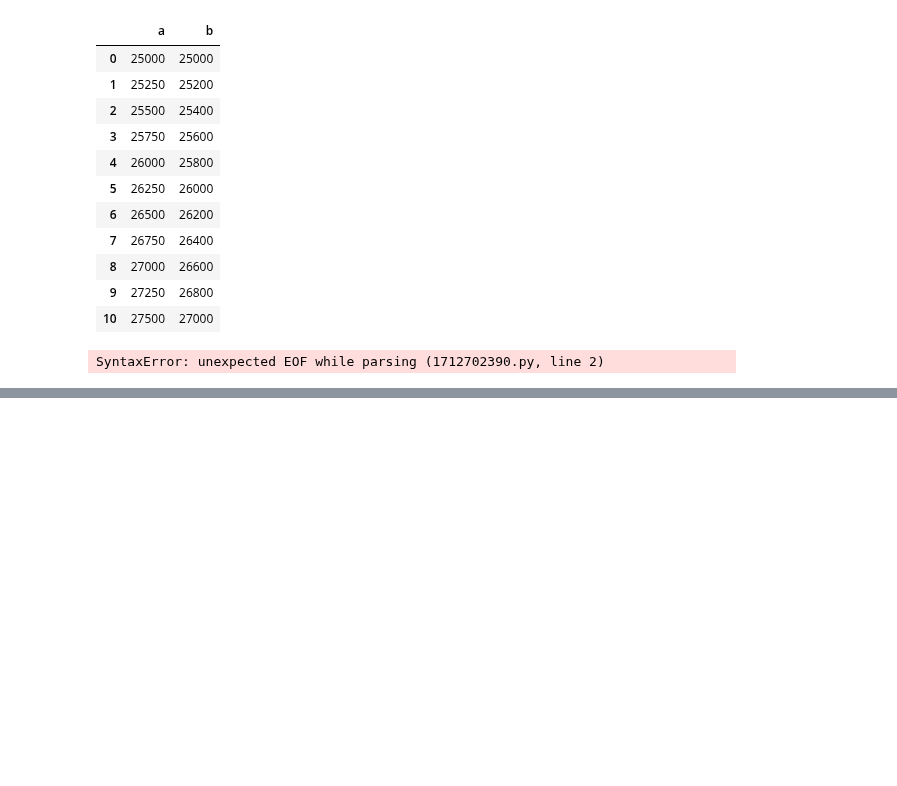
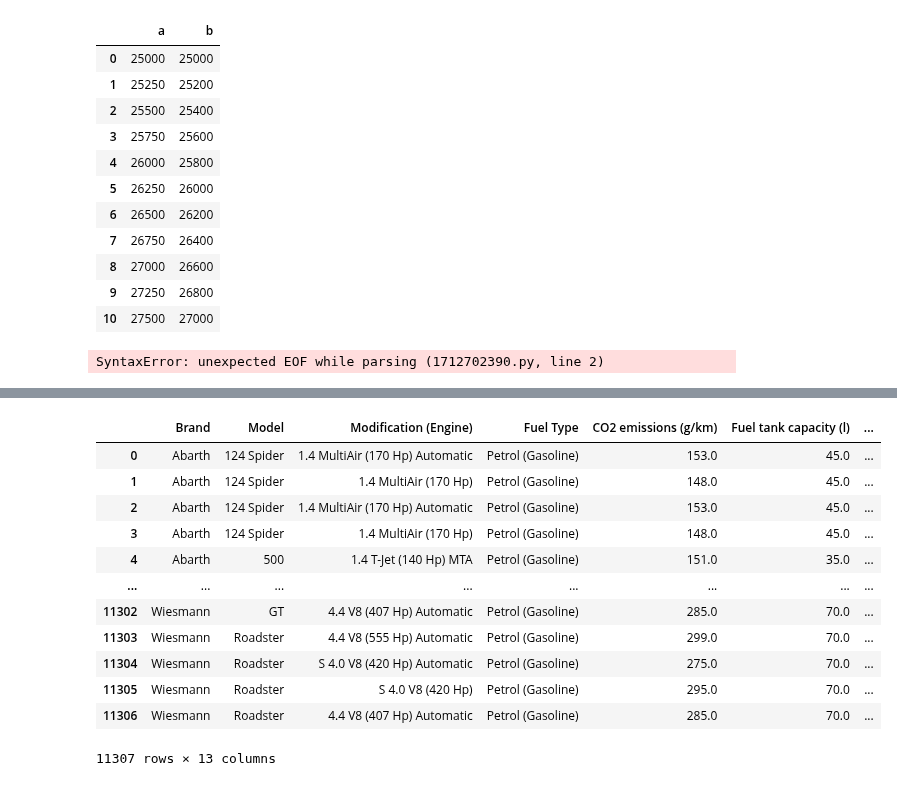
Before and after one commit to Cedric979/BEEV, a Jupyter notebook: Interface.ipynb, the cells around one changed output, grey strips where cells are left out. Saved outputs shown, nothing was run; the diff lists cells and outputs as text; code cells hidden in the pictures; blank space fills up the shorter version.

```diff
--- a/Interface.ipynb
+++ b/Interface.ipynb
@@ -1095,0 +1122,17 @@ SyntaxError: unexpected EOF while parsing (1712702390.py, line 2)
+# %%
+df_gev_beev = pd.read_csv("df_gev_beev2.csv")
+df_gev_beev
+# %% [output]
+|  | Brand | Model | Modification (Engine) | Fuel Type | CO2 emissions (g/km) | Fuel tank capacity (l) | ... |
+| 0 | Abarth | 124 Spider | 1.4 MultiAir (170 Hp) Automatic | Petrol (Gasoline) | 153.0 | 45.0 | ... |
+| 1 | Abarth | 124 Spider | 1.4 MultiAir (170 Hp) | Petrol (Gasoline) | 148.0 | 45.0 | ... |
+| 2 | Abarth | 124 Spider | 1.4 MultiAir (170 Hp) Automatic | Petrol (Gasoline) | 153.0 | 45.0 | ... |
+| 3 | Abarth | 124 Spider | 1.4 MultiAir (170 Hp) | Petrol (Gasoline) | 148.0 | 45.0 | ... |
+| 4 | Abarth | 500 | 1.4 T-Jet (140 Hp) MTA | Petrol (Gasoline) | 151.0 | 35.0 | ... |
+| ... | ... | ... | ... | ... | ... | ... | ... |
+| 11302 | Wiesmann | GT | 4.4 V8 (407 Hp) Automatic | Petrol (Gasoline) | 285.0 | 70.0 | ... |
+| 11303 | Wiesmann | Roadster | 4.4 V8 (555 Hp) Automatic | Petrol (Gasoline) | 299.0 | 70.0 | ... |
+| 11304 | Wiesmann | Roadster | S 4.0 V8 (420 Hp) Automatic | Petrol (Gasoline) | 275.0 | 70.0 | ... |
+| 11305 | Wiesmann | Roadster | S 4.0 V8 (420 Hp) | Petrol (Gasoline) | 295.0 | 70.0 | ... |
+| 11306 | Wiesmann | Roadster | 4.4 V8 (407 Hp) Automatic | Petrol (Gasoline) | 285.0 | 70.0 | ... |
+11307 rows × 13 columns
```
Also changed, not shown: parts of 13 cells of this notebook, 7 other files.
